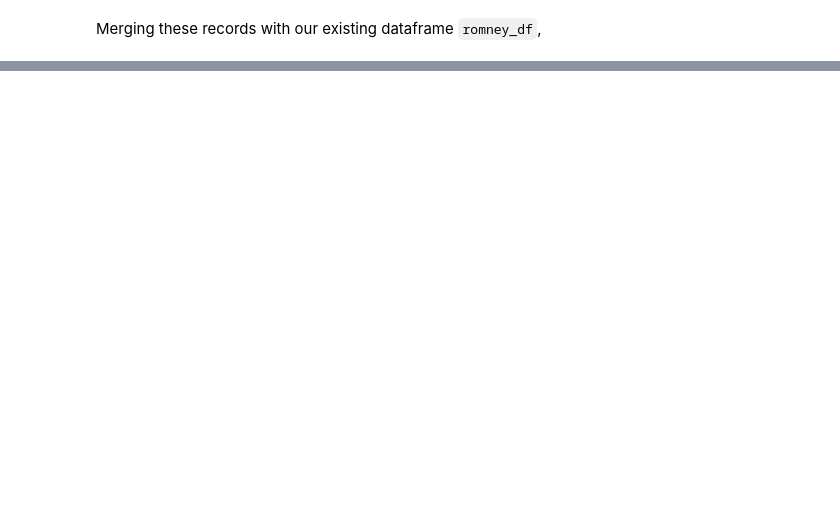
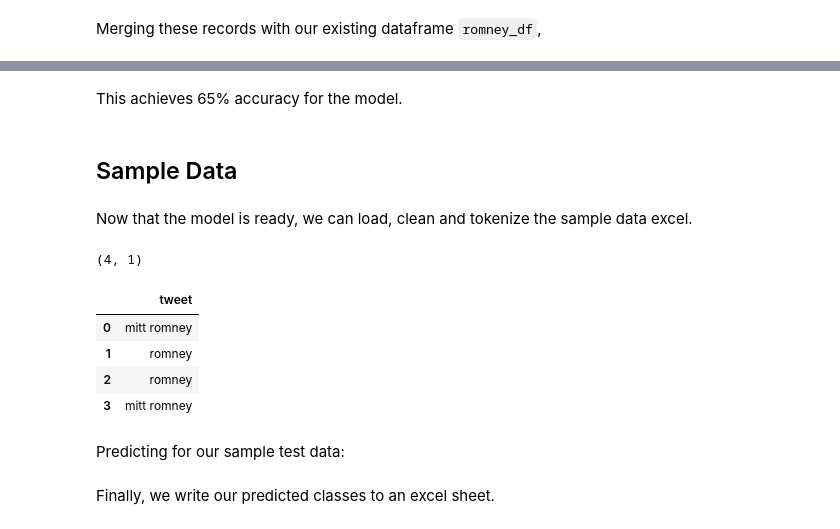
Before and after one commit to utsavns96/Twitter_sentiment_analysis, a Jupyter notebook: romney.ipynb, the cells around one changed output, grey strips where cells are left out. Saved outputs shown, nothing was run; the diff lists cells and outputs as text; code cells hidden in the pictures; blank space fills up the shorter version.

```diff
--- a/romney.ipynb
+++ b/romney.ipynb
@@ -688,0 +598,70 @@ em2():
+# %% [markdown]
+This achieves 65% accuracy for the model.
+# %% [markdown]
+## Sample Data
+# %% [markdown]
+Now that the model is ready, we can load, clean and tokenize the sample data excel.
+# %%
+#data loading
+sample_data = pd.ExcelFile(sample_data_excel)
+sample_romney = pd.read_excel(sample_data, sample_data_sheet)
+#print(sample_romney.shape)
+#print(sample_romney.head(5))
+if(len(sample_romney.columns) == 6):
+    sample_romney = sample_romney[1:]
+    sample_romney = sample_romney.drop(['Unnamed: 0', 'date', 'time', 'Unnamed: 5'], axis=1)
+    sample_romney = sample_romney.rename(columns={'Unnamed: 4': 'class', 'Anootated tweet': 'tweet'})
+    sample_romney = sample_romney[sample_romney['class'].isin(['-1', '0', '1',-1,0,1])]
+    sample_romney['class']=sample_romney['class'].astype(int)
+    #create a copy to use for printing to output file
+    output_data = sample_romney.copy(deep=True)
+    sample_romney['tweet_token'] = sample_romney['tweet'].apply(lambda stext: tokenize(str(stext)))
+    #remove words with length less than 2
+    sample_romney['tweet_string'] = sample_romney['tweet_token'].apply(lambda x:' '.join([item for item in x if len(item)>2]))
+    #Find a frequency distribution, and remove words with frequency less than 1
+    all_words = ' '.join([text for text in sample_romney['tweet_string']])
+    tokenized_sample_romney = nltk.tokenize.word_tokenize(all_words)
+    fdist = FreqDist(tokenized_sample_romney)
+    sample_romney['tweet_string_fdist'] = sample_romney['tweet_token'].apply(lambda x: ' '.join([item for item in x if fdist[item] > 1 ]))
+    sample_romney['tweet'] = sample_romney['tweet_string_fdist'].apply(lambda x: lemmatiser(x))
+    #sample_romney.head(5)
+    sample_romney = sample_romney.drop(['tweet_token', 'tweet_string', 'tweet_string_fdist'], axis=1)
+    sample_romney.dropna(inplace=True)
+    #print(sample_romney.shape)
+    #sample_romney.head(5)
+    sample_df_X = sample_romney['tweet']
+    sample_df_Y = sample_romney['class']
+elif(len(sample_romney.columns) == 2):
+    sample_romney = pd.read_excel(sample_data, sample_data_sheet,header=None)
+    sample_romney.drop(sample_romney.columns[0], axis=1, inplace=True)
+    sample_romney.columns = ['tweet']
+    output_data = sample_romney.copy(deep=True)
+    sample_romney['tweet_token'] = sample_romney['tweet'].apply(lambda stext: tokenize(str(stext)))
+    #remove words with length less than 2
+    sample_romney['tweet_string'] = sample_romney['tweet_token'].apply(lambda x:' '.join([item for item in x if len(item)>2]))
+    #Find a frequency distribution, and remove words with frequency less than 1
+    all_words = ' '.join([text for text in sample_romney['tweet_string']])
+    tokenized_sample_romney = nltk.tokenize.word_tokenize(all_words)
+    fdist = FreqDist(tokenized_sample_romney)
+    sample_romney['tweet_string_fdist'] = sample_romney['tweet_token'].apply(lambda x: ' '.join([item for item in x if fdist[item] > 1 ]))
+    sample_romney['tweet'] = sample_romney['tweet_string_fdist'].apply(lambda x: lemmatiser(x))
+    #sample_romney.head(5)
+    sample_romney = sample_romney.drop(['tweet_token', 'tweet_string', 'tweet_string_fdist'], axis=1)
+    sample_romney.dropna(inplace=True)
+    #print(sample_romney.shape)
+    #sample_romney.head(5)
+    sample_df_X = sample_romney['tweet']
+else:
+    print("Invalid columns - check the excel file")
+X_sample_vectors = tfidf_vectorizer.transform(sample_df_X)
+print(sample_romney.shape)
+sample_romney.head(5)
+# %% [output]
+(4, 1)
+|  | tweet |
+| 0 | mitt romney |
+| 1 | romney |
+| 2 | romney |
+| 3 | mitt romney |
+# %% [markdown]
+Predicting for our sample test data:
@@ -688,0 +671,2 @@ em2():
+# %% [markdown]
+Finally, we write our predicted classes to an excel sheet.
```
Also changed, not shown: parts of 34 cells of this notebook, 3 other files.
